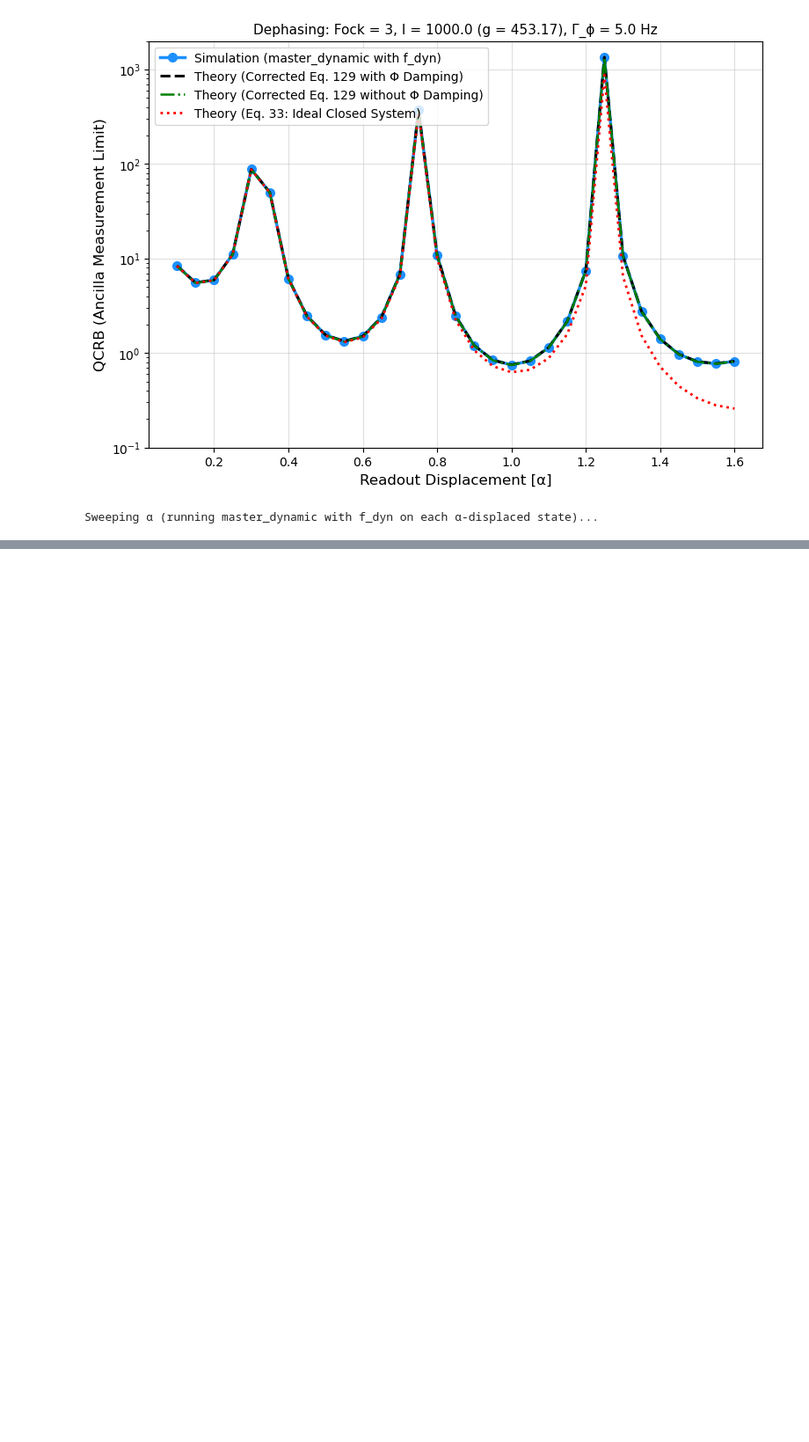
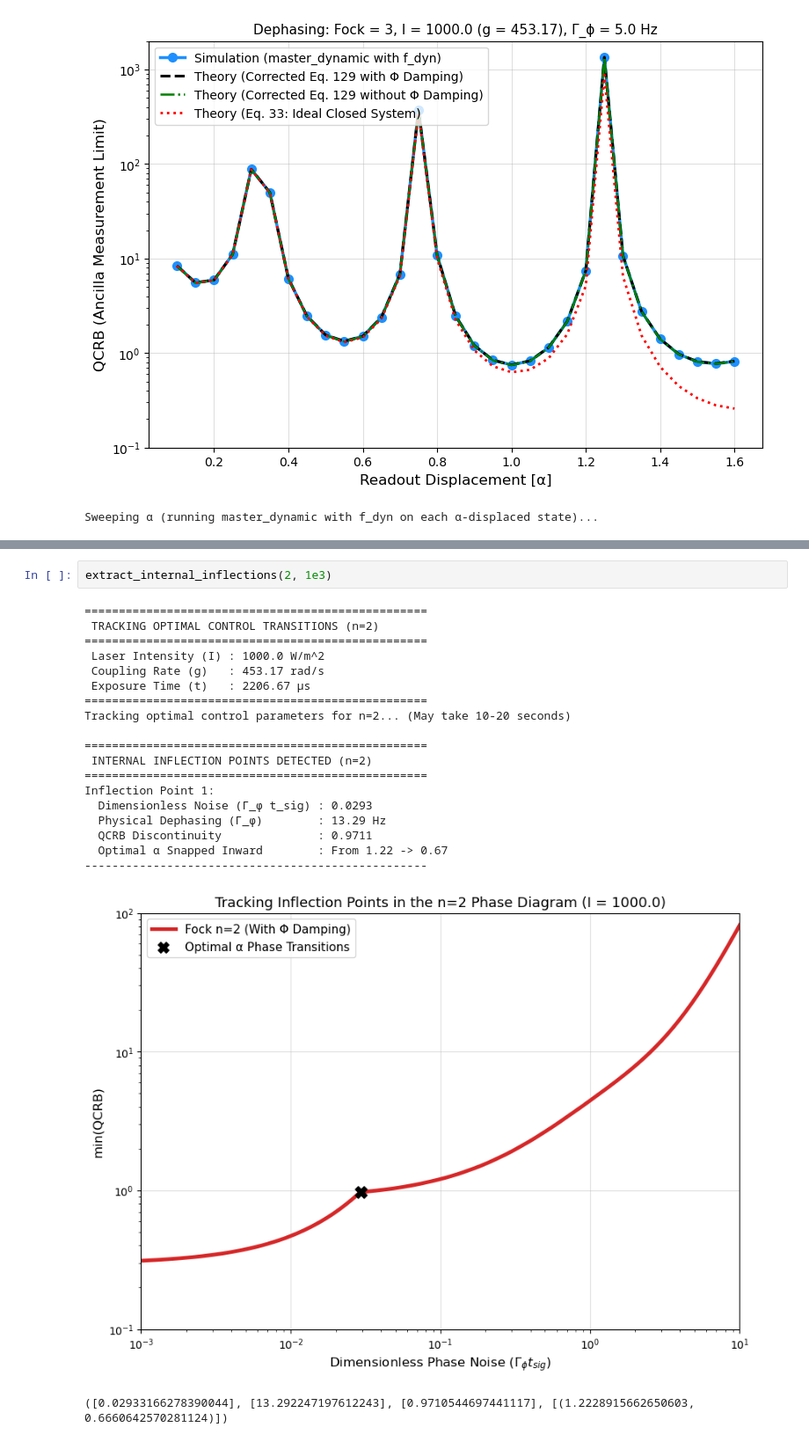
Before and after one commit to park2003/TestSQRLab, a Jupyter notebook: 1017_dephasing_sim.ipynb, the cells around one changed output, grey strips where cells are left out. Shown at 88% size. Saved outputs shown, nothing was run; the diff lists cells and outputs as text; blank space fills up the shorter version.

```diff
--- a/1017_dephasing_sim.ipynb
+++ b/1017_dephasing_sim.ipynb
@@ -838,0 +1232,23 @@ Sweeping α (running master_dynamic with f_dyn on each α-displaced state)...
+# %%
+extract_internal_inflections(2, 1e3)
+# %% [output]
+==================================================
+ TRACKING OPTIMAL CONTROL TRANSITIONS (n=2)
+==================================================
+ Laser Intensity (I) : 1000.0 W/m^2
+ Coupling Rate (g)   : 453.17 rad/s
+ Exposure Time (t)   : 2206.67 μs
+==================================================
+Tracking optimal control parameters for n=2... (May take 10-20 seconds)
+
+==================================================
+ INTERNAL INFLECTION POINTS DETECTED (n=2)
+==================================================
+Inflection Point 1:
+  Dimensionless Noise (Γ_ϕ t_sig) : 0.0293
+  Physical Dephasing (Γ_ϕ)        : 13.29 Hz
+  QCRB Discontinuity              : 0.9711
+  Optimal α Snapped Inward        : From 1.22 -> 0.67
+--------------------------------------------------
+[figure, added]
+([0.02933166278390044], [13.292247197612243], [0.9710544697441117], [(1.2228915662650603, 0.6660642570281124)])
```
Also changed, not shown: parts of 15 cells of this notebook, 4 other files.
